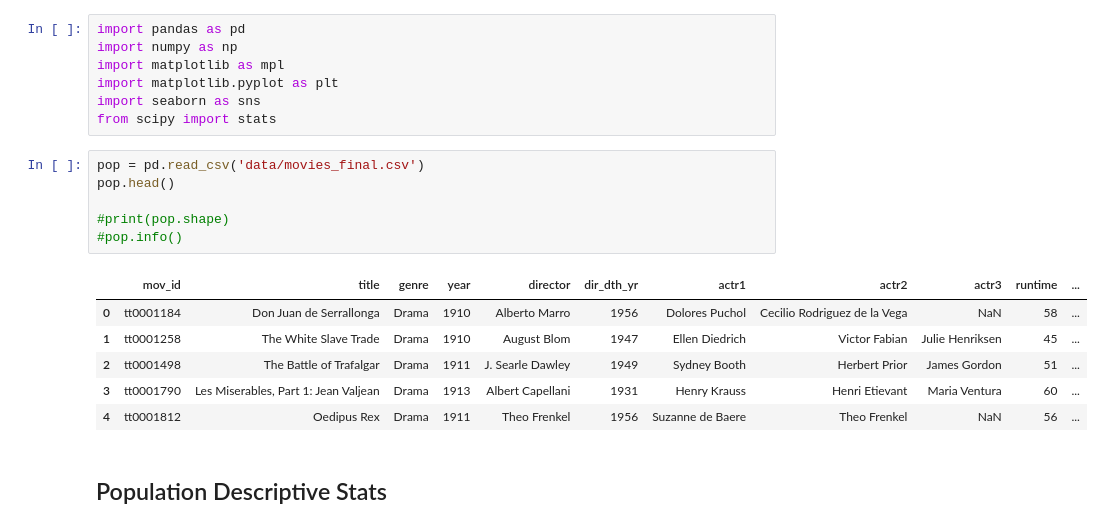
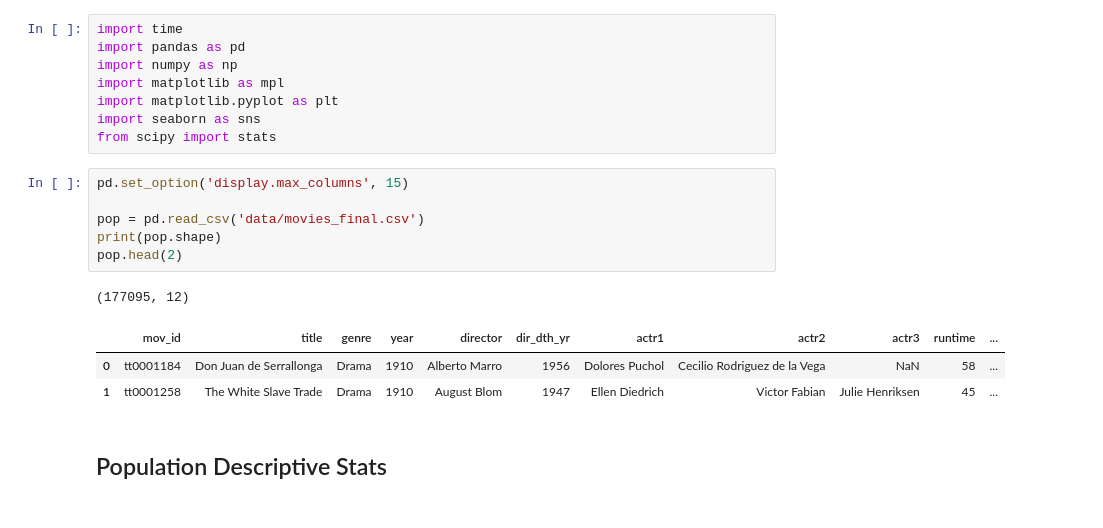
Before and after one commit to sbullard/data-science, a Jupyter notebook: movie_analysis/Part II - Data Exploration.ipynb, the cells around one changed output. Drawn from its saved outputs; the diff is of its cells as text.

Commit message:
Finished Part II, updated intros to all files

```diff
--- a/movie_analysis/Part II - Data Exploration.ipynb
+++ b/movie_analysis/Part II - Data Exploration.ipynb
@@ -36,4 +36,5 @@ When creating the samples, there are a couple of assumptions being made:
 # %%
+import time
 import pandas as pd
 import numpy as np
 import matplotlib as mpl
@@ -41,17 +42,15 @@ import matplotlib.pyplot as plt
 import seaborn as sns
 from scipy import stats
 # %%
+pd.set_option('display.max_columns', 15)
+
 pop = pd.read_csv('data/movies_final.csv')
-pop.head()
-
-#print(pop.shape)
-#pop.info()
+print(pop.shape)
+pop.head(2)
 # %% [output]
+(177095, 12)
 |  | mov_id | title | genre | year | director | dir_dth_yr | actr1 | actr2 | actr3 | runtime | ... |
 | 0 | tt0001184 | Don Juan de Serrallonga | Drama | 1910 | Alberto Marro | 1956 | Dolores Puchol | Cecilio Rodriguez de la Vega | NaN | 58 | ... |
 | 1 | tt0001258 | The White Slave Trade | Drama | 1910 | August Blom | 1947 | Ellen Diedrich | Victor Fabian | Julie Henriksen | 45 | ... |
-| 2 | tt0001498 | The Battle of Trafalgar | Drama | 1911 | J. Searle Dawley | 1949 | Sydney Booth | Herbert Prior | James Gordon | 51 | ... |
-| 3 | tt0001790 | Les Miserables, Part 1: Jean Valjean | Drama | 1913 | Albert Capellani | 1931 | Henry Krauss | Henri Etievant | Maria Ventura | 60 | ... |
-| 4 | tt0001812 | Oedipus Rex | Drama | 1911 | Theo Frenkel | 1956 | Suzanne de Baere | Theo Frenkel | NaN | 56 | ... |
 # %% [markdown]
 ## Population Descriptive Stats
```
Also changed, not shown: parts of 72 cells of this notebook, 2 other files.
